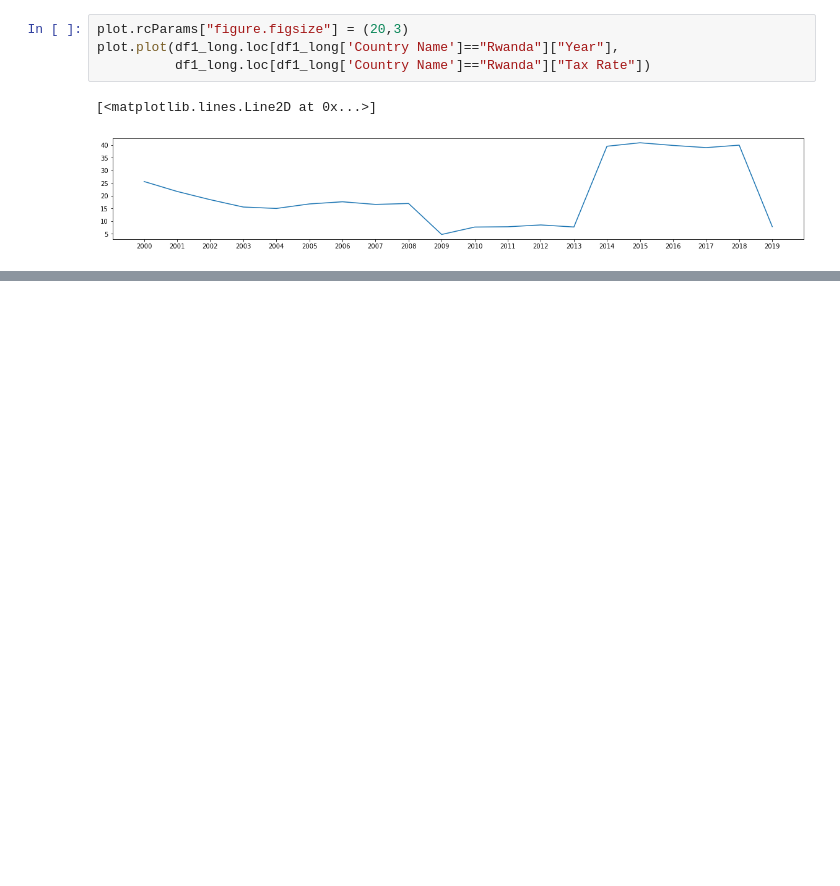
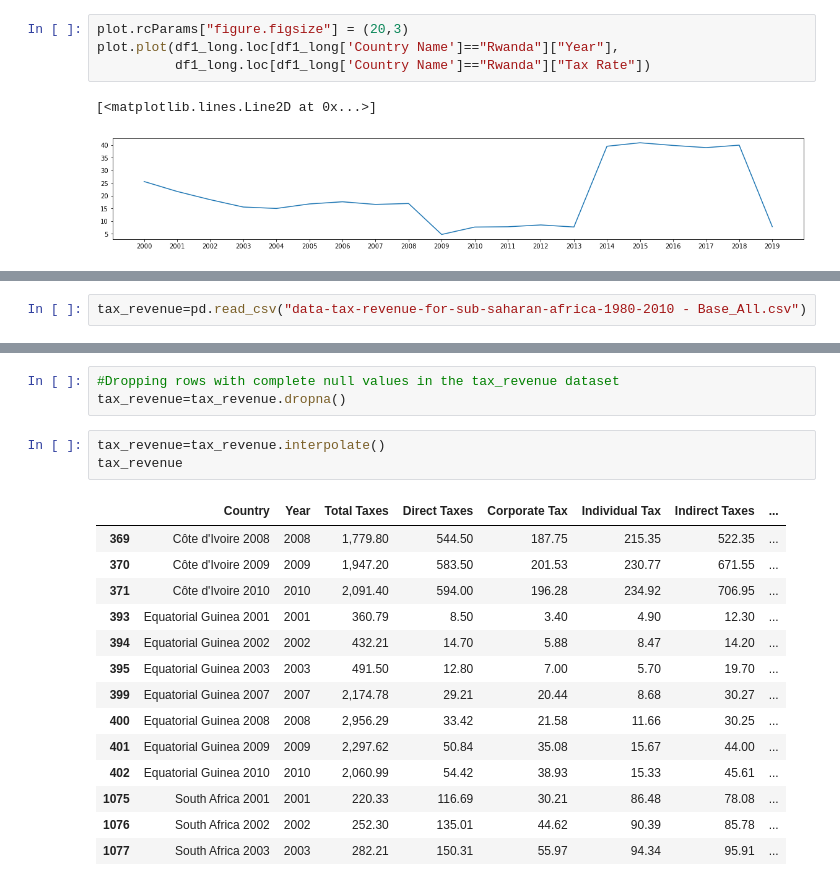
Before and after one commit to EdwardObala1/ML_Simple_Datacleaning, a Jupyter notebook: Group_Work_2_RRA/Group_Work_Assignment2.ipynb, the cells around one changed output, grey strips where cells are left out. Saved outputs shown, nothing was run; the diff lists cells and outputs as text; blank space fills up the shorter version.

```diff
--- a/Group_Work_2_RRA/Group_Work_Assignment2.ipynb
+++ b/Group_Work_2_RRA/Group_Work_Assignment2.ipynb
@@ -178,0 +194,2 @@ plot.plot(df1_long.loc[df1_long['Country Name']=="Rwanda"]["Year"],
+# %%
+tax_revenue=pd.read_csv("data-tax-revenue-for-sub-saharan-africa-1980-2010 - Base_All.csv")
@@ -178,0 +212,21 @@ plot.plot(df1_long.loc[df1_long['Country Name']=="Rwanda"]["Year"],
+# %%
+#Dropping rows with complete null values in the tax_revenue dataset
+tax_revenue=tax_revenue.dropna()
+# %%
+tax_revenue=tax_revenue.interpolate()
+tax_revenue
+# %% [output]
+|  | Country | Year | Total Taxes | Direct Taxes | Corporate Tax | Individual Tax | Indirect Taxes | ... |
+| 369 | Côte d'Ivoire 2008 | 2008 | 1,779.80 | 544.50 | 187.75 | 215.35 | 522.35 | ... |
+| 370 | Côte d'Ivoire 2009 | 2009 | 1,947.20 | 583.50 | 201.53 | 230.77 | 671.55 | ... |
+| 371 | Côte d'Ivoire 2010 | 2010 | 2,091.40 | 594.00 | 196.28 | 234.92 | 706.95 | ... |
+| 393 | Equatorial Guinea 2001 | 2001 | 360.79 | 8.50 | 3.40 | 4.90 | 12.30 | ... |
+| 394 | Equatorial Guinea 2002 | 2002 | 432.21 | 14.70 | 5.88 | 8.47 | 14.20 | ... |
+| 395 | Equatorial Guinea 2003 | 2003 | 491.50 | 12.80 | 7.00 | 5.70 | 19.70 | ... |
+| 399 | Equatorial Guinea 2007 | 2007 | 2,174.78 | 29.21 | 20.44 | 8.68 | 30.27 | ... |
+| 400 | Equatorial Guinea 2008 | 2008 | 2,956.29 | 33.42 | 21.58 | 11.66 | 30.25 | ... |
+| 401 | Equatorial Guinea 2009 | 2009 | 2,297.62 | 50.84 | 35.08 | 15.67 | 44.00 | ... |
+| 402 | Equatorial Guinea 2010 | 2010 | 2,060.99 | 54.42 | 38.93 | 15.33 | 45.61 | ... |
+| 1075 | South Africa 2001 | 2001 | 220.33 | 116.69 | 30.21 | 86.48 | 78.08 | ... |
+| 1076 | South Africa 2002 | 2002 | 252.30 | 135.01 | 44.62 | 90.39 | 85.78 | ... |
+| 1077 | South Africa 2003 | 2003 | 282.21 | 150.31 | 55.97 | 94.34 | 95.91 | ... |
```
Also changed, not shown: parts of 12 cells of this notebook.
